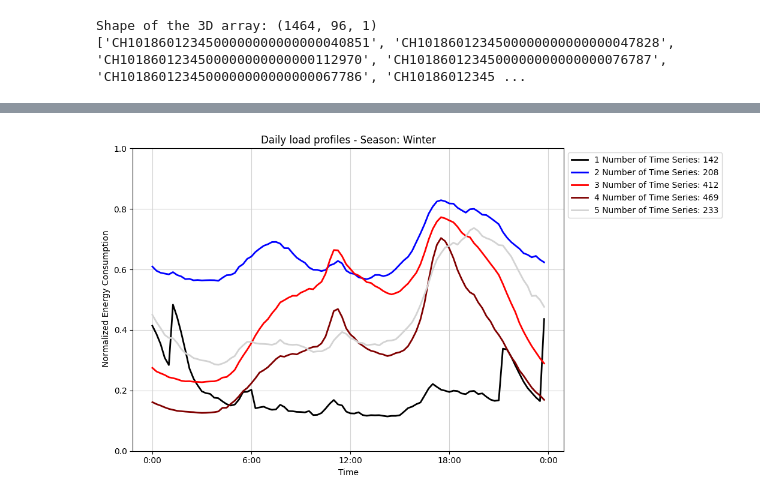
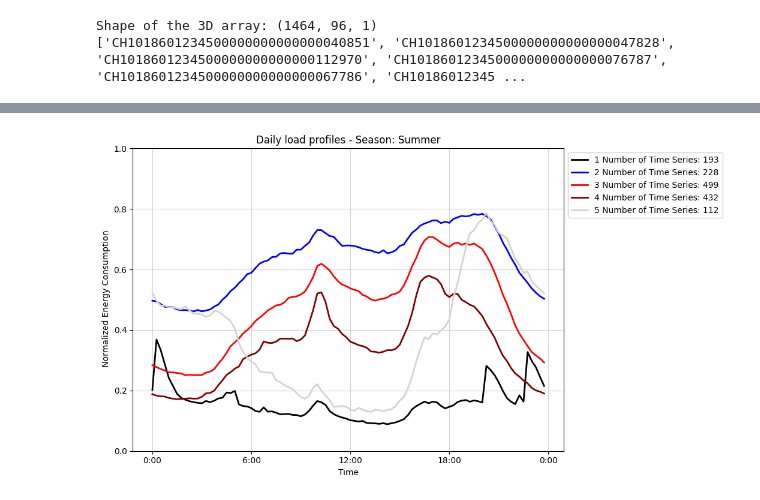
Before and after one commit to jasigrist/Customer_Segmentation_Lantern, a Jupyter notebook: KMeans_Clustering/Seasonal_hourly_clustering.ipynb, the cells around one changed output, grey strips where cells are left out. Saved outputs shown, nothing was run; the diff lists cells and outputs as text; code cells hidden in the pictures.

```diff
--- a/KMeans_Clustering/Seasonal_hourly_clustering.ipynb
+++ b/KMeans_Clustering/Seasonal_hourly_clustering.ipynb
@@ -107,7 +107,7 @@ for season in ["spring", "summer", "autumn", "winter"]:
 
         day_avg.write_csv(output_file)
 # %%
-season = "winter"
+season = "summer"
 
 pattern = f"/Users/jansigrist/Documents/SP/Customer_Segmentation_Lantern/DATA/SM_DATA_seasonal_normalized/SM_DATA_seasonal_normalized_{season}/*CH*.csv"
 file_paths = glob.glob(pattern)
@@ -168,36 +168,36 @@ def plot_clusters_season():
         cluster_indices = np.where(clusters_train == cluster_idx)[0]
 
         # Calculate the mean time series for the cluster
         mean_time_series = np.mean(cluster_data, axis=0)
 
         # Plot the mean time series
         cluster_no = cluster_idx+1
         plt.plot(range(1,97), mean_time_series.ravel(),
                 label= f'{cluster_no} Number of Time Series: {len(cluster_indices)}',
                 linewidth =2, color=colors[cluster_idx] )
     plt.title(f'Daily load profiles - Season: {season.capitalize()}')
     plt.xlabel("Time")
     plt.ylabel(" Normalized Energy Consumption")
     plt.ylim(0,1)
     #plt.xticks(range(1,108,12),labels=labels)
     plt.xticks(range(1,120,24),labels=labels)
     plt.tight_layout()
     #plt.legend()
     #plt.margins(0)
     plt.grid(True, color = 'lightgray')
     plt.legend(loc='upper left', bbox_to_anchor=(1, 1))
     plt.savefig(
-    "/Users/jansigrist/Documents/SP/Customer_Segmentation_Lantern/Results/Plots_seasonal/" \
+    "/Users/jansigrist/Documents/SP/Customer_Segmentation_Lantern/Results/Plots/Plots_seasonal/" \
     "seasonal_clusters_" + season + ".png",
     bbox_inches='tight',
     dpi=600
-)
+    )
     plt.show()
 
 
 plot_clusters_season()
 # %% [output]
-[figure, old version]
+[figure, new version]
 # %%
 # saves the found clusters in a csv file with the corresponding household IDs
 
```
Also changed, not shown: parts of 4 cells of this notebook, 7 other files.
